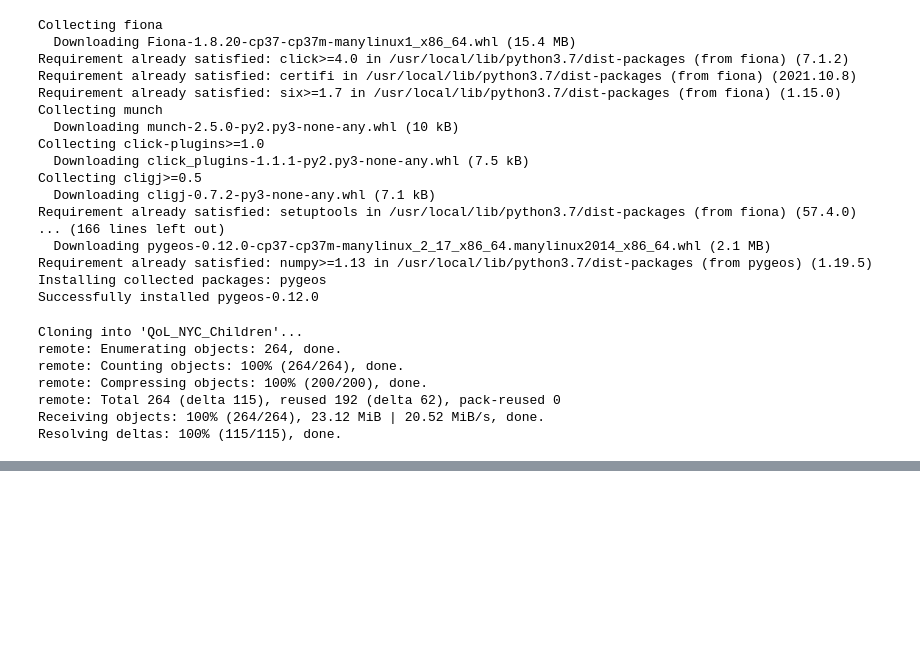
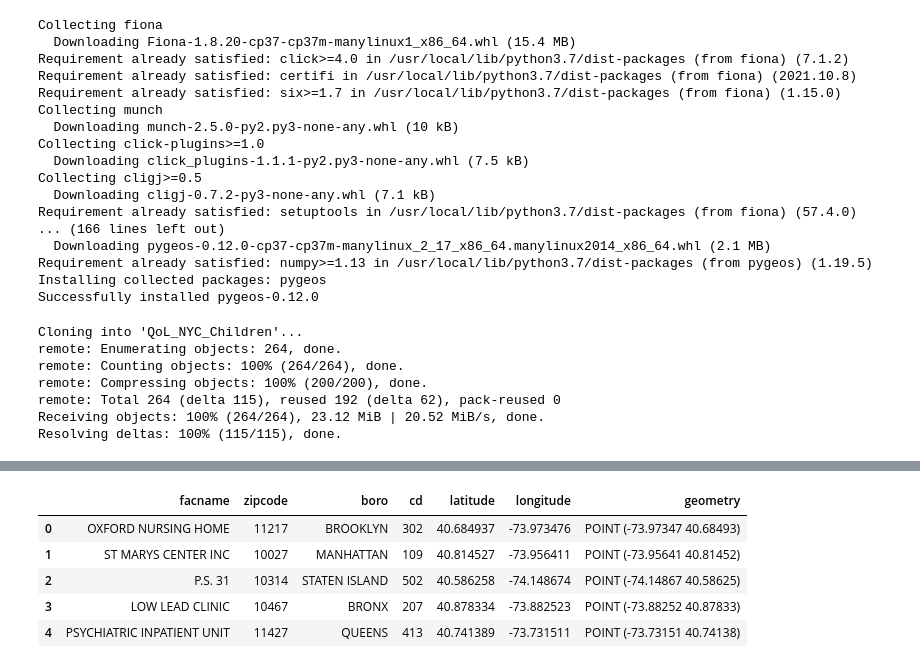
Before and after one commit to kirthi-b/QoL_NYC_Children, a Jupyter notebook: Data Visualization/Access_Visualization.ipynb, the cells around one changed output, grey strips where cells are left out. Saved outputs shown, nothing was run; the diff lists cells and outputs as text; code cells hidden in the pictures; blank space fills up the shorter version.

```diff
--- a/Data Visualization/Access_Visualization.ipynb
+++ b/Data Visualization/Access_Visualization.ipynb
@@ -136,0 +166,9 @@ KeyError: ignored
+# %%
+p_health_gdf.head()
+# %% [output]
+|  | facname | zipcode | boro | cd | latitude | longitude | geometry |
+| 0 | OXFORD NURSING HOME | 11217 | BROOKLYN | 302 | 40.684937 | -73.973476 | POINT (-73.97347 40.68493) |
+| 1 | ST MARYS CENTER INC | 10027 | MANHATTAN | 109 | 40.814527 | -73.956411 | POINT (-73.95641 40.81452) |
+| 2 | P.S. 31 | 10314 | STATEN ISLAND | 502 | 40.586258 | -74.148674 | POINT (-74.14867 40.58625) |
+| 3 | LOW LEAD CLINIC | 10467 | BRONX | 207 | 40.878334 | -73.882523 | POINT (-73.88252 40.87833) |
+| 4 | PSYCHIATRIC INPATIENT UNIT | 11427 | QUEENS | 413 | 40.741389 | -73.731511 | POINT (-73.73151 40.74138) |
```
Also changed, not shown: parts of 13 cells of this notebook, 5 other files.
